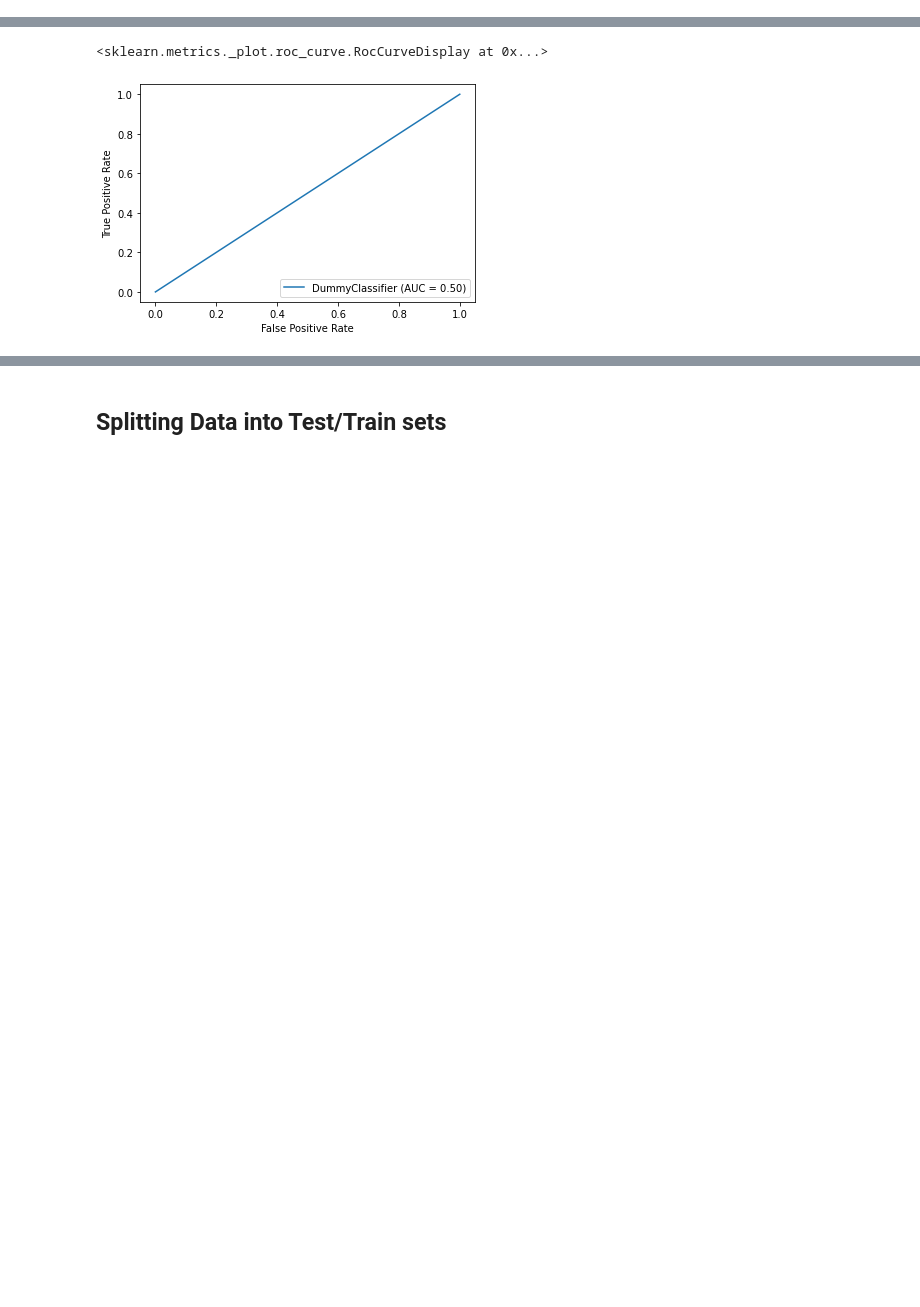
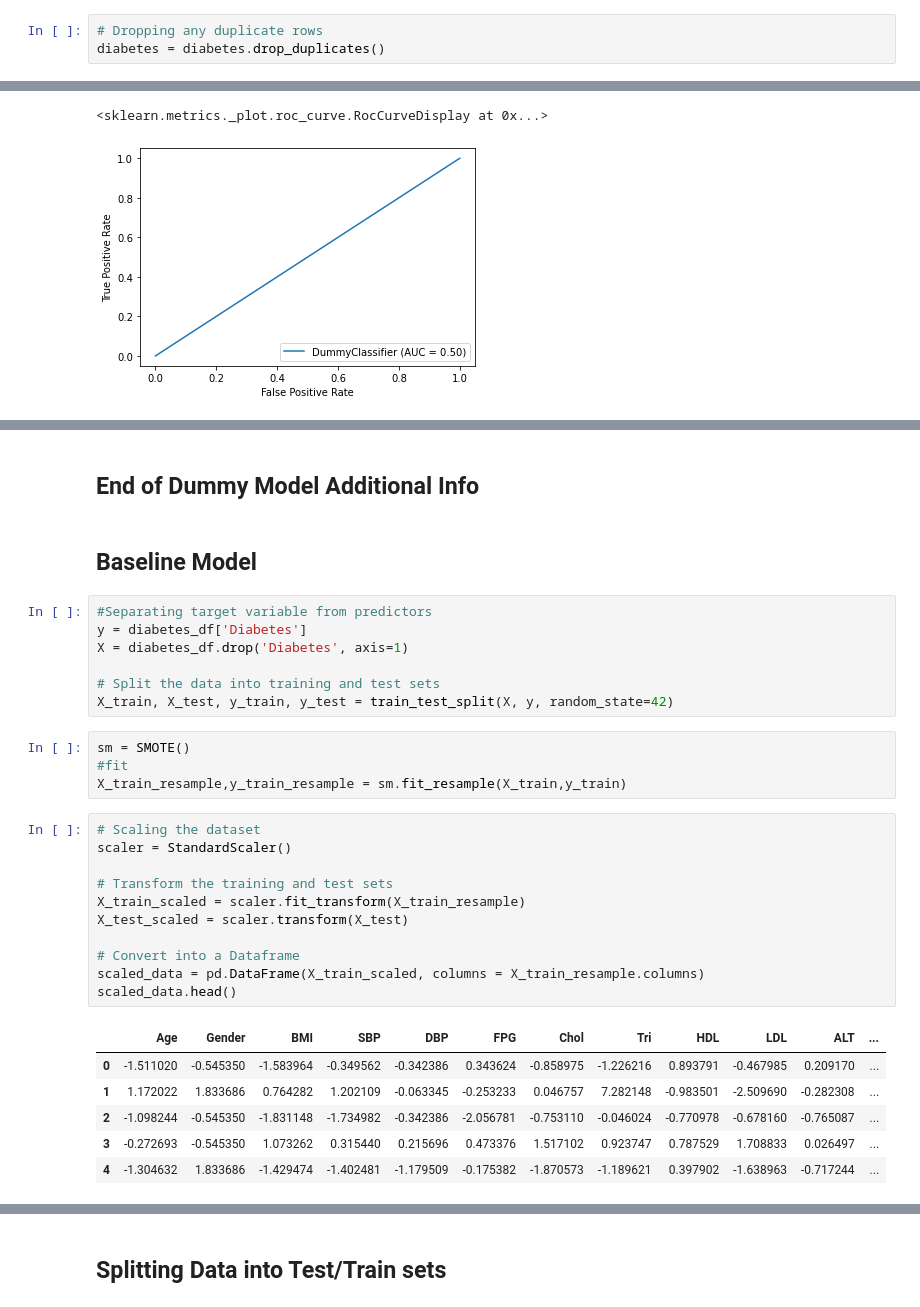
Before and after one commit to ldwilker10/predicting_diabetes_project, a Jupyter notebook: phase3_rough_draft/diabetes_2_basic_logreg.ipynb, the cells around one changed output, grey strips where cells are left out. Drawn from its saved outputs; the diff is of its cells as text; blank space fills up the shorter version.

Commit message:
Baseline and decision tree models ran

```diff
--- a/phase3_rough_draft/diabetes_2_basic_logreg.ipynb
+++ b/phase3_rough_draft/diabetes_2_basic_logreg.ipynb
@@ -136,6 +136,9 @@ drinking          0
 family_histroy    0
 Diabetes          0
 dtype: int64
+# %%
+# Dropping any duplicate rows
+diabetes = diabetes.drop_duplicates()
 # %%
 # Getting number of patients with and without diabetes
 diabetes['Diabetes'].value_counts()
@@ -439,0 +467,33 @@ plot_roc_curve(dummy_model, X_train, y_train)
+# %% [markdown]
+## End of Dummy Model Additional Info
+# %% [markdown]
+## Baseline Model
+# %%
+#Separating target variable from predictors
+y = diabetes_df['Diabetes']
+X = diabetes_df.drop('Diabetes', axis=1)
+
+# Split the data into training and test sets
+X_train, X_test, y_train, y_test = train_test_split(X, y, random_state=42)
+# %%
+sm = SMOTE()
+#fit
+X_train_resample,y_train_resample = sm.fit_resample(X_train,y_train)
+# %%
+# Scaling the dataset
+scaler = StandardScaler()
+
+# Transform the training and test sets
+X_train_scaled = scaler.fit_transform(X_train_resample)
+X_test_scaled = scaler.transform(X_test)
+
+# Convert into a Dataframe
+scaled_data = pd.DataFrame(X_train_scaled, columns = X_train_resample.columns)
+scaled_data.head()
+# %% [output]
+|  | Age | Gender | BMI | SBP | DBP | FPG | Chol | Tri | HDL | LDL | ALT | ... |
+| 0 | -1.511020 | -0.545350 | -1.583964 | -0.349562 | -0.342386 | 0.343624 | -0.858975 | -1.226216 | 0.893791 | -0.467985 | 0.209170 | ... |
+| 1 | 1.172022 | 1.833686 | 0.764282 | 1.202109 | -0.063345 | -0.253233 | 0.046757 | 7.282148 | -0.983501 | -2.509690 | -0.282308 | ... |
+| 2 | -1.098244 | -0.545350 | -1.831148 | -1.734982 | -0.342386 | -2.056781 | -0.753110 | -0.046024 | -0.770978 | -0.678160 | -0.765087 | ... |
+| 3 | -0.272693 | -0.545350 | 1.073262 | 0.315440 | 0.215696 | 0.473376 | 1.517102 | 0.923747 | 0.787529 | 1.708833 | 0.026497 | ... |
+| 4 | -1.304632 | 1.833686 | -1.429474 | -1.402481 | -1.179509 | -0.175382 | -1.870573 | -1.189621 | 0.397902 | -1.638963 | -0.717244 | ... |
```
Also changed, not shown: parts of 20 cells of this notebook.
